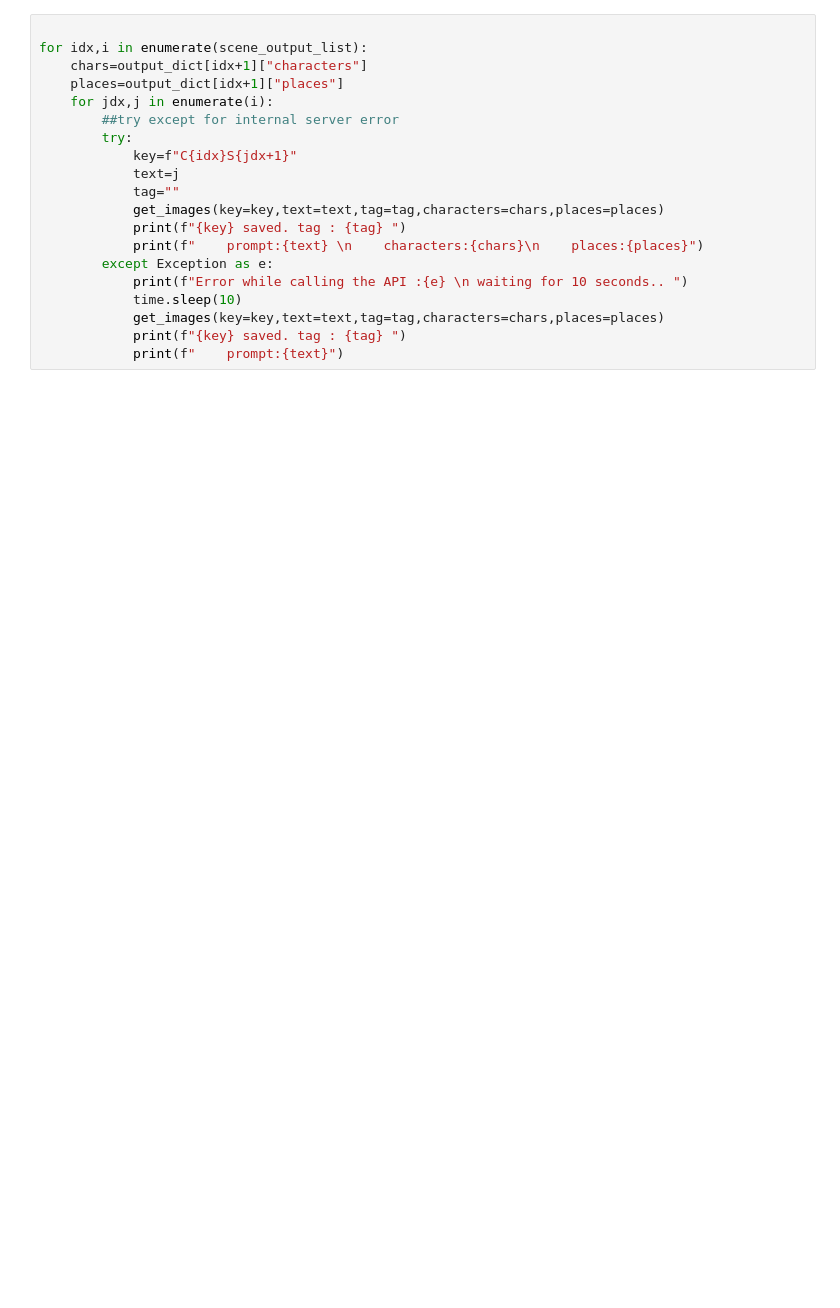
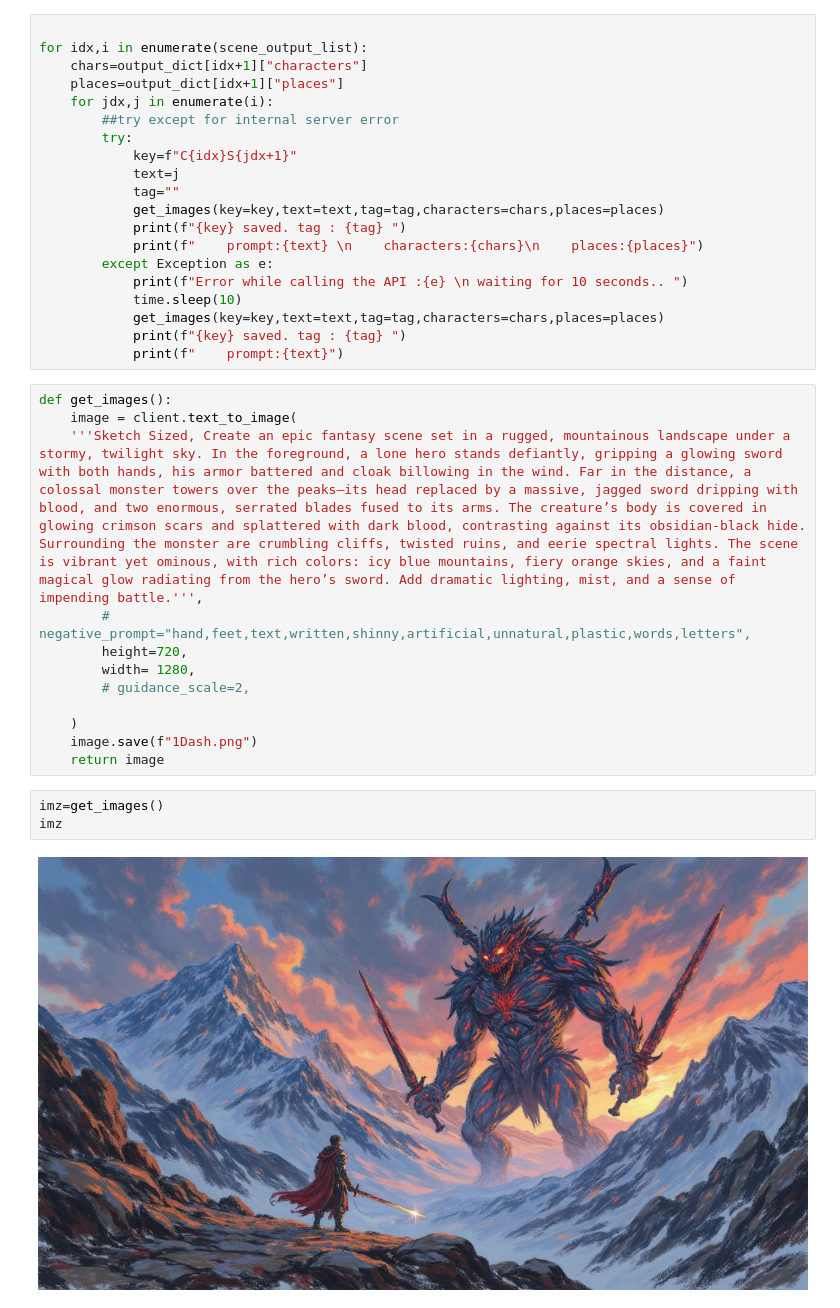
Before and after one commit to Prince2412k2/Book_Visualizer, a Jupyter notebook: image_gen.ipynb, the cells around one changed output. Drawn from its saved outputs; the diff is of its cells as text; blank space fills up the shorter version.

```diff
--- a/image_gen.ipynb
+++ b/image_gen.ipynb
@@ -521,3 +522,20 @@ for idx,i in enumerate(scene_output_list):
             get_images(key=key,text=text,tag=tag,characters=chars,places=places)
             print(f"{key} saved. tag : {tag} ")
             print(f"    prompt:{text}")
+# %%
+def get_images():
+    image = client.text_to_image(
+    '''Sketch Sized, Create an epic fantasy scene set in a rugged, mountainous landscape under a stormy, twilight sky. In the foreground, a lone hero stands defiantly, gripping a glowing sword with both hands, his armor battered and cloak billowing in the wind. Far in the distance, a colossal monster towers over the peaks—its head replaced by a massive, jagged sword dripping with blood, and two enormous, serrated blades fused to its arms. The creature’s body is covered in glowing crimson scars and splattered with dark blood, contrasting against its obsidian-black hide. Surrounding the monster are crumbling cliffs, twisted ruins, and eerie spectral lights. The scene is vibrant yet ominous, with rich colors: icy blue mountains, fiery orange skies, and a faint magical glow radiating from the hero’s sword. Add dramatic lighting, mist, and a sense of impending battle.''',
+        # negative_prompt="hand,feet,text,written,shinny,artificial,unnatural,plastic,words,letters",
+        height=720,
+        width= 1280,
+        # guidance_scale=2,
+
+    )
+    image.save(f"1Dash.png")
+    return image
+# %%
+imz=get_images()
+imz
+# %% [output]
+[figure, added]
```
Also changed, not shown: parts of 1 cell of this notebook, 10 other files.
